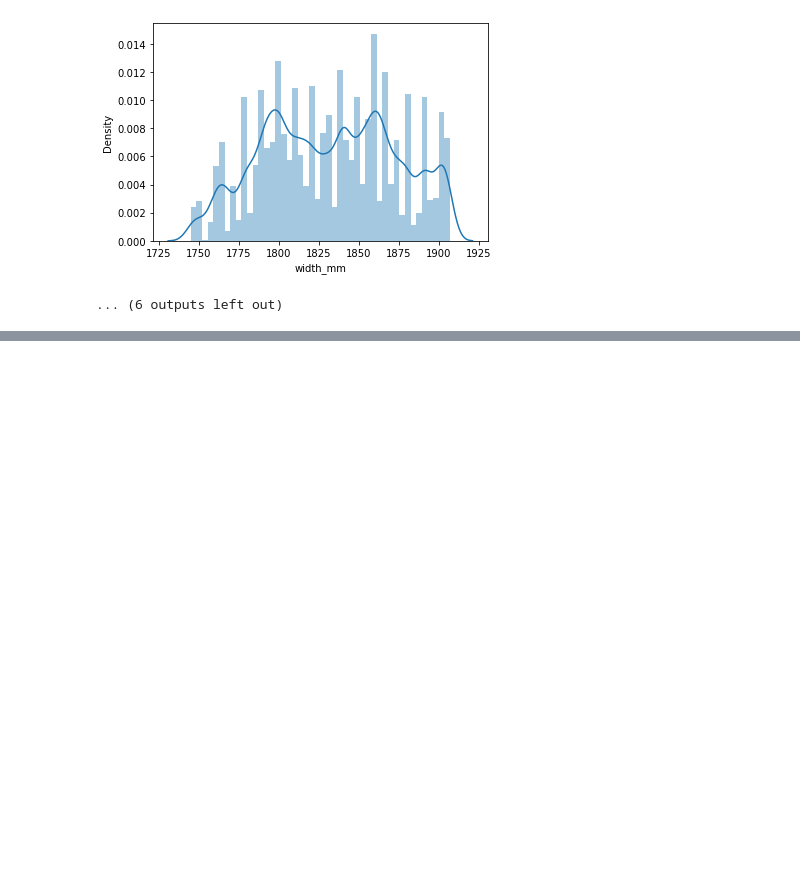
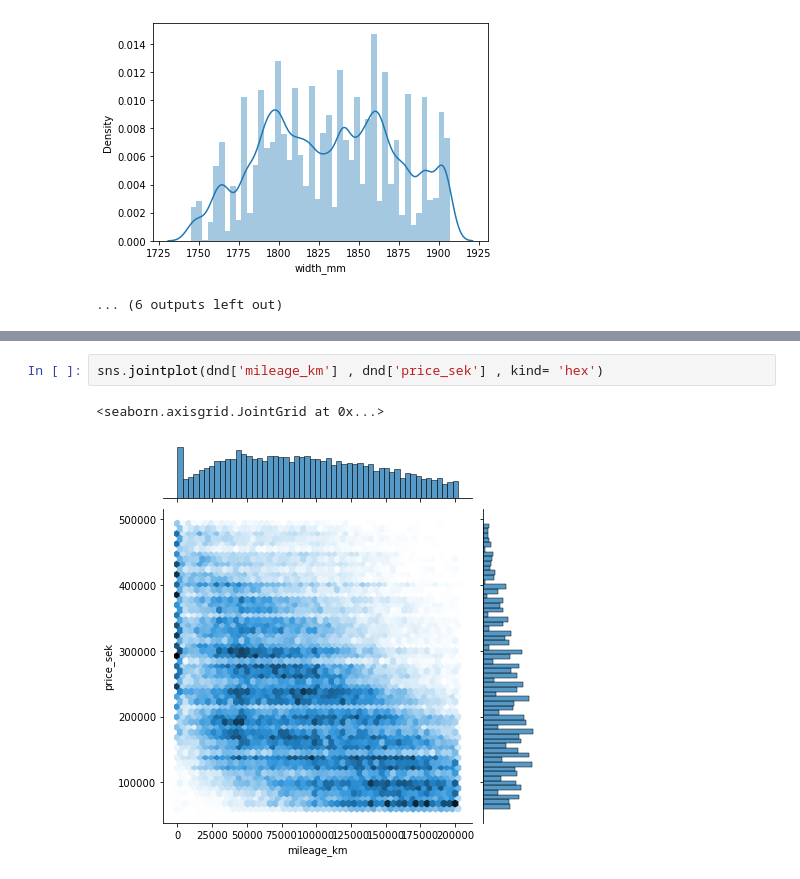
Before and after one commit to javadbazargan/EDA_statistical_tests_on_used_cars, a Jupyter notebook: eda_sta_used_car.ipynb, the cells around one changed output, grey strips where cells are left out. Saved outputs shown, nothing was run; the diff lists cells and outputs as text; blank space fills up the shorter version.

```diff
--- a/eda_sta_used_car.ipynb
+++ b/eda_sta_used_car.ipynb
@@ -243,0 +330,5 @@ for column in cl:
+# %%
+sns.jointplot(dnd['mileage_km'] , dnd['price_sek'] , kind= 'hex')
+# %% [output]
+<seaborn.axisgrid.JointGrid at 0x...>
+[figure, added]
```
Also changed, not shown: parts of 7 cells of this notebook.
